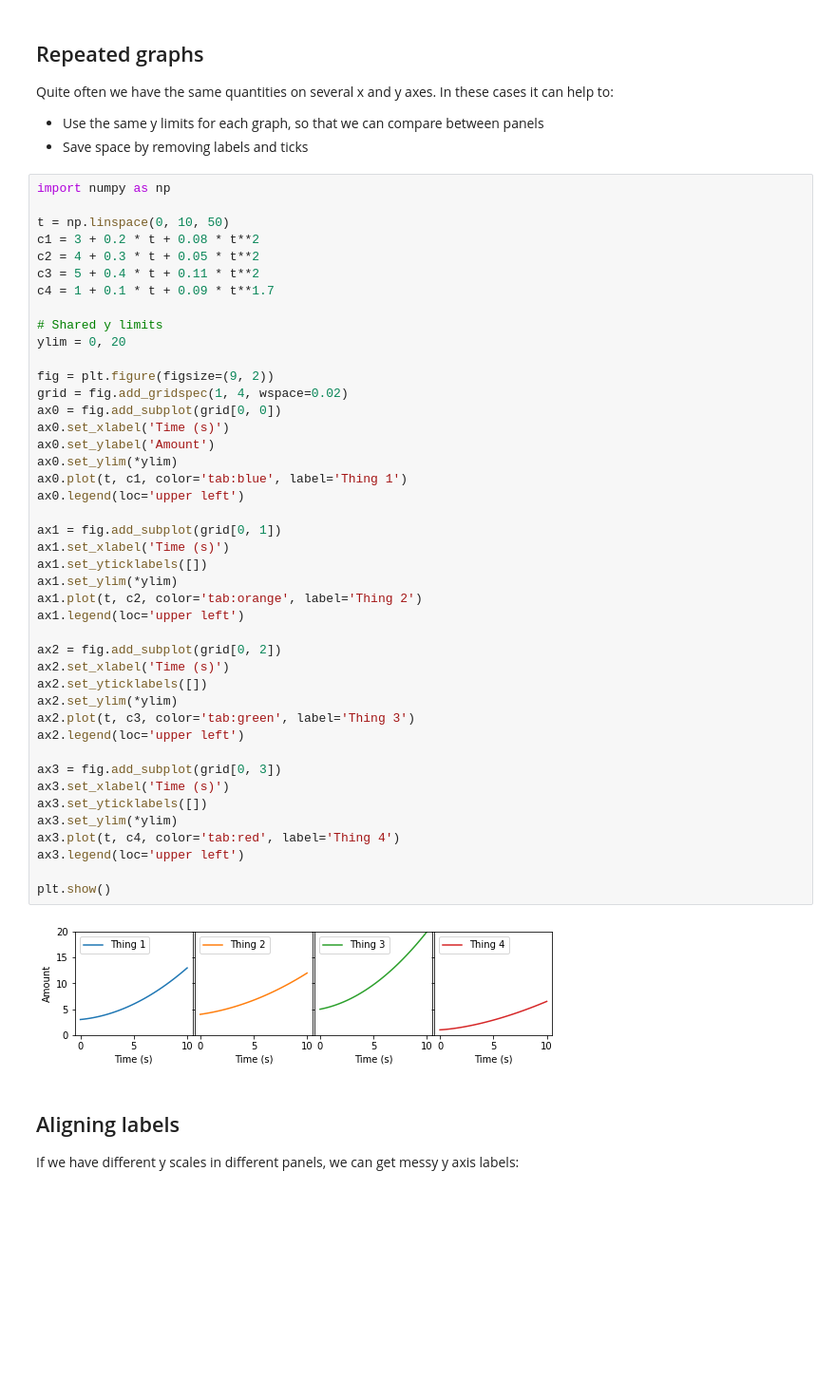
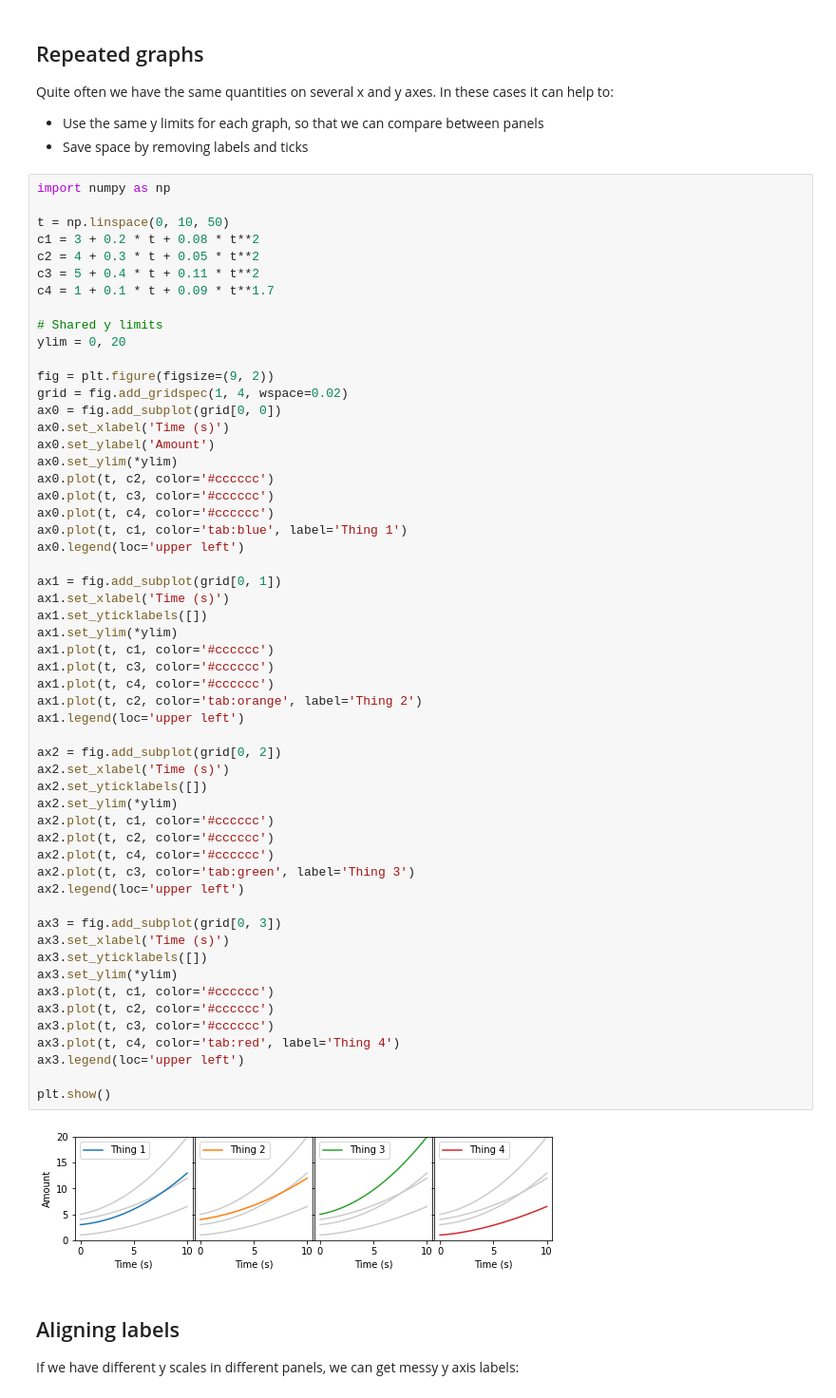
Before and after one commit to MichaelClerx/making-figures, a Jupyter notebook: matplotlib/3-3-layout.ipynb, the cells around one changed output. Shown at 95% size. Cells and saved outputs as stored; diff of their text form; blank space fills up the shorter version.

```diff
--- a/matplotlib/3-3-layout.ipynb
+++ b/matplotlib/3-3-layout.ipynb
@@ -164,34 +164,46 @@ grid = fig.add_gridspec(1, 4, wspace=0.02)
 ax0 = fig.add_subplot(grid[0, 0])
 ax0.set_xlabel('Time (s)')
 ax0.set_ylabel('Amount')
 ax0.set_ylim(*ylim)
+ax0.plot(t, c2, color='#cccccc')
+ax0.plot(t, c3, color='#cccccc')
+ax0.plot(t, c4, color='#cccccc')
 ax0.plot(t, c1, color='tab:blue', label='Thing 1')
 ax0.legend(loc='upper left')
 
 ax1 = fig.add_subplot(grid[0, 1])
 ax1.set_xlabel('Time (s)')
 ax1.set_yticklabels([])
 ax1.set_ylim(*ylim)
+ax1.plot(t, c1, color='#cccccc')
+ax1.plot(t, c3, color='#cccccc')
+ax1.plot(t, c4, color='#cccccc')
 ax1.plot(t, c2, color='tab:orange', label='Thing 2')
 ax1.legend(loc='upper left')
 
 ax2 = fig.add_subplot(grid[0, 2])
 ax2.set_xlabel('Time (s)')
 ax2.set_yticklabels([])
 ax2.set_ylim(*ylim)
+ax2.plot(t, c1, color='#cccccc')
+ax2.plot(t, c2, color='#cccccc')
+ax2.plot(t, c4, color='#cccccc')
 ax2.plot(t, c3, color='tab:green', label='Thing 3')
 ax2.legend(loc='upper left')
 
 ax3 = fig.add_subplot(grid[0, 3])
 ax3.set_xlabel('Time (s)')
 ax3.set_yticklabels([])
 ax3.set_ylim(*ylim)
+ax3.plot(t, c1, color='#cccccc')
+ax3.plot(t, c2, color='#cccccc')
+ax3.plot(t, c3, color='#cccccc')
 ax3.plot(t, c4, color='tab:red', label='Thing 4')
 ax3.legend(loc='upper left')
 
 plt.show()
 # %% [output]
-[figure, old version]
+[figure, new version]
 # %% [markdown]
 ## Aligning labels
 
```
Also changed, not shown: 2 other files.
